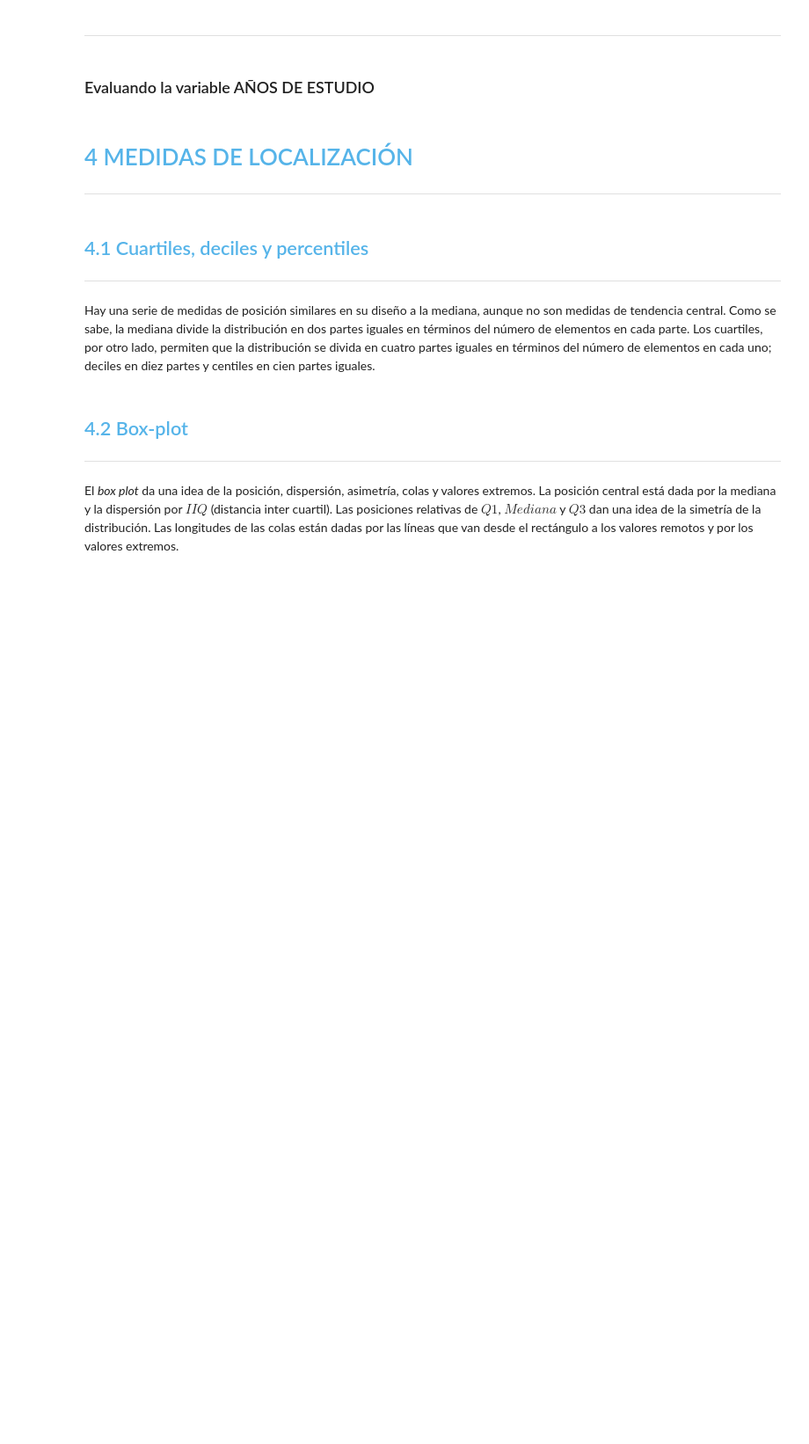
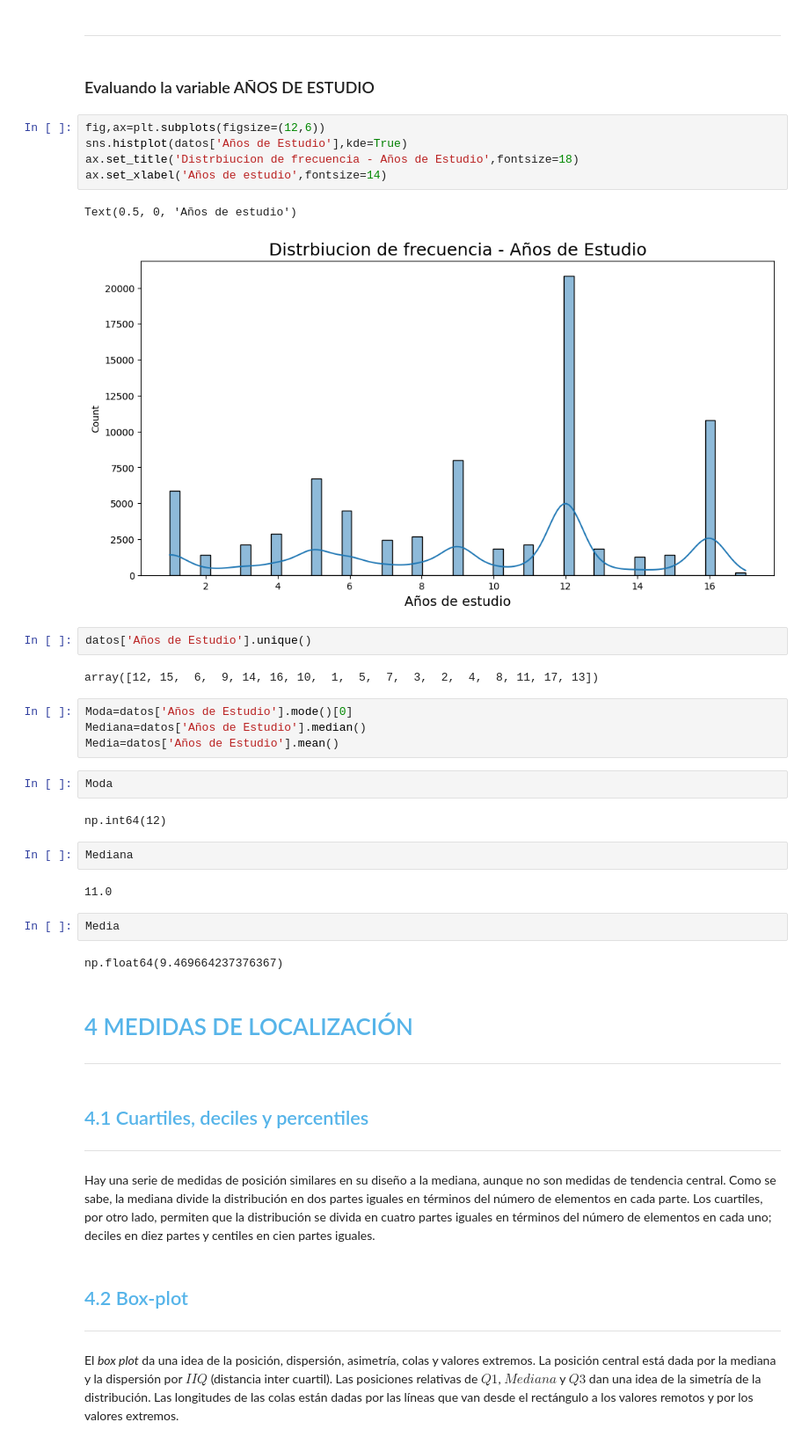
Before and after one commit to BlopezEspinoza070801/Amigo-Secreto, a Jupyter notebook: Curso_de_Estadística_con_Python_1.ipynb, the cells around one changed output. Shown at 88% size. Cells and saved outputs as stored; diff of their text form; blank space fills up the shorter version.

```diff
--- a/Curso_de_Estadística_con_Python_1.ipynb
+++ b/Curso_de_Estadística_con_Python_1.ipynb
@@ -634,6 +906,34 @@ La moda se puede definir como el valor más frecuente de un conjunto de datos. L
 ***
 # %% [markdown]
 ### Evaluando la variable AÑOS DE ESTUDIO
+# %%
+fig,ax=plt.subplots(figsize=(12,6))
+sns.histplot(datos['Años de Estudio'],kde=True)
+ax.set_title('Distrbiucion de frecuencia - Años de Estudio',fontsize=18)
+ax.set_xlabel('Años de estudio',fontsize=14)
+# %% [output]
+Text(0.5, 0, 'Años de estudio')
+[figure, added]
+# %%
+datos['Años de Estudio'].unique()
+# %% [output]
+array([12, 15,  6,  9, 14, 16, 10,  1,  5,  7,  3,  2,  4,  8, 11, 17, 13])
+# %%
+Moda=datos['Años de Estudio'].mode()[0]
+Mediana=datos['Años de Estudio'].median()
+Media=datos['Años de Estudio'].mean()
+# %%
+Moda
+# %% [output]
+np.int64(12)
+# %%
+Mediana
+# %% [output]
+11.0
+# %%
+Media
+# %% [output]
+np.float64(9.469664237376367)
 # %% [markdown]
 # <font color=#56B4E9>4 MEDIDAS DE LOCALIZACIÓN</font>
 ***
```
Also changed, not shown: parts of 41 cells of this notebook.
